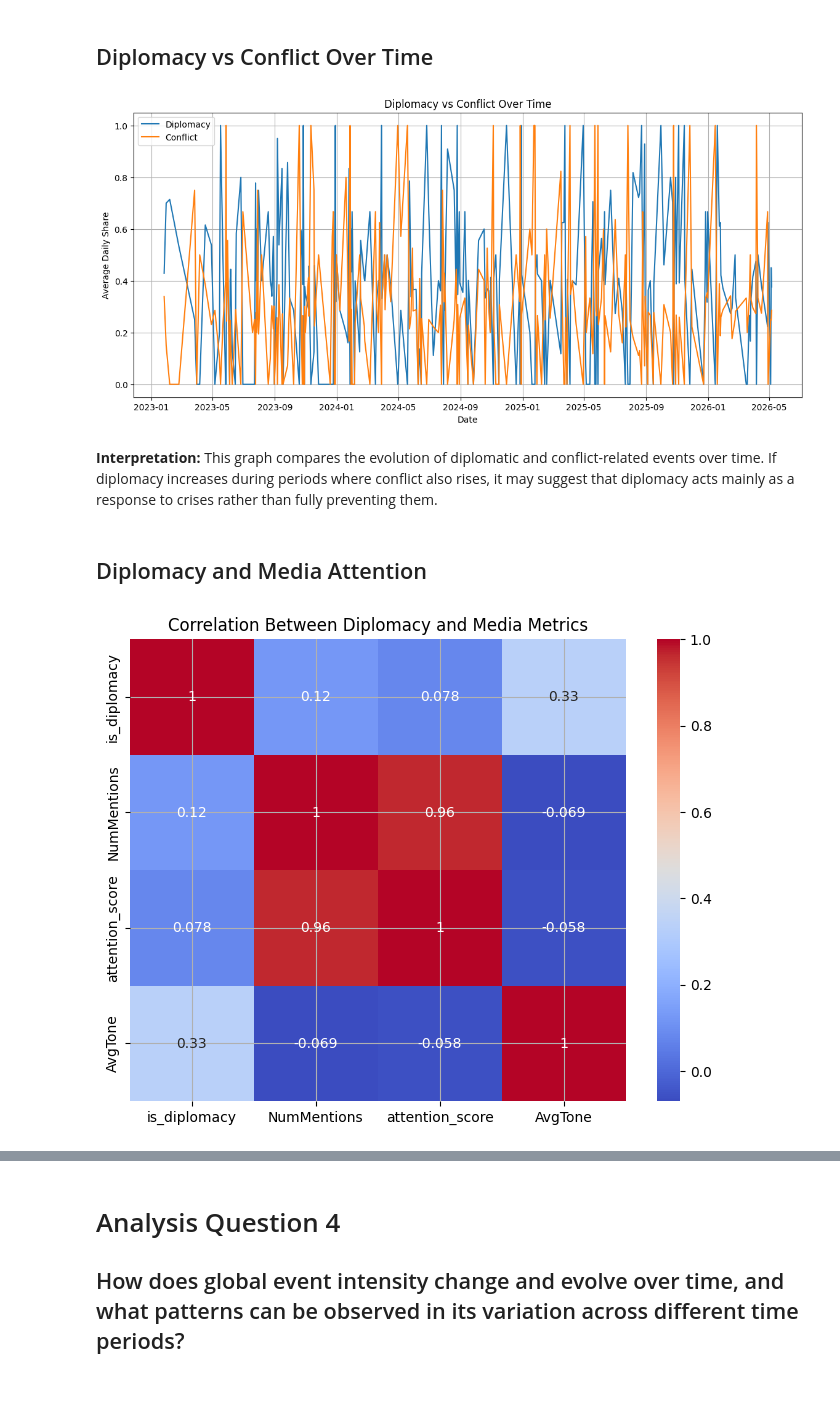
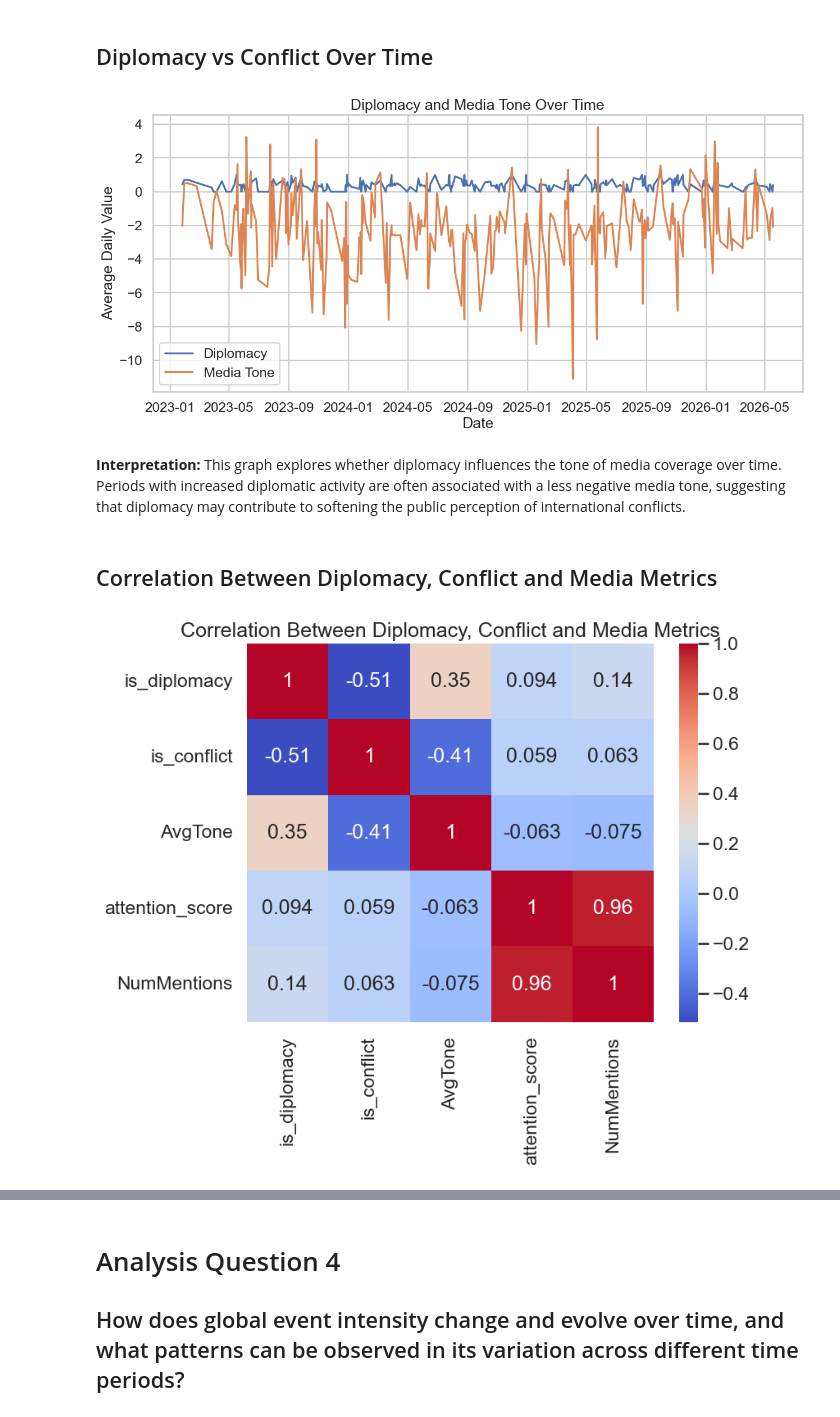
Before and after one commit to Beltinaa/world_mood_map_notebook, a Jupyter notebook: world_mood_map_notebook.ipynb, the cells around one changed output, grey strips where cells are left out. Saved outputs shown, nothing was run; the diff lists cells and outputs as text; code cells hidden in the pictures; blank space fills up the shorter version.

```diff
--- a/world_mood_map_notebook.ipynb
+++ b/world_mood_map_notebook.ipynb
@@ -1144,7 +1180,7 @@ daily_analysis.head()
 ## Diplomacy vs Conflict Over Time
 # %%
 # ============================================================
-# Diplomacy vs Conflict Over Time
+# Diplomacy and Media Tone Over Time
 # ============================================================
 
 plt.figure(figsize=(14,6))
@@ -1157,18 +1193,18 @@ plt.plot(
 
 plt.plot(
     daily_analysis['event_date'],
-    daily_analysis['is_conflict'],
-    label='Conflict'
+    daily_analysis['AvgTone'],
+    label='Media Tone'
 )
 
 plt.title(
-    'Diplomacy vs Conflict Over Time'
+    'Diplomacy and Media Tone Over Time'
 )
 
 plt.xlabel('Date')
 
 plt.ylabel(
-    'Average Daily Share'
+    'Average Daily Value'
 )
 
 plt.legend()
@@ -1177,40 +1213,40 @@ plt.grid(True)
 
 plt.show()
 # %% [output]
-[figure, old version]
+[figure, new version]
 # %% [markdown]
-**Interpretation:** This graph compares the evolution of diplomatic and conflict-related events over time.
-If diplomacy increases during periods where conflict also rises, it may suggest that diplomacy acts mainly as a response to crises rather than fully preventing them.
+**Interpretation:**
+This graph explores whether diplomacy influences the tone of media coverage over time.
+Periods with increased diplomatic activity are often associated with a less negative media tone, suggesting that diplomacy may contribute to softening the public perception of international conflicts.
 # %% [markdown]
-## Diplomacy and Media Attention
+## Correlation Between Diplomacy, Conflict and Media Metrics
 # %%
 # ============================================================
-# Correlation Analysis
+# Correlation Heatmap
 # ============================================================
 
 correlation = daily_analysis[[
     'is_diplomacy',
-    'NumMentions',
+    'is_conflict',
+    'AvgTone',
     'attention_score',
-    'AvgTone'
+    'NumMentions'
 ]].corr()
-
-correlation
 
 plt.figure(figsize=(8,6))
 
 sns.heatmap(
     correlation,
     annot=True,
     cmap='coolwarm'
 )
 
 plt.title(
-    'Correlation Between Diplomacy and Media Metrics'
+    'Correlation Between Diplomacy, Conflict and Media Metrics'
 )
 
 plt.show()
 # %% [output]
-[figure, old version]
+[figure, new version]
 # %% [markdown]
 **Interpretation:**
```
Also changed, not shown: parts of 27 cells of this notebook.
